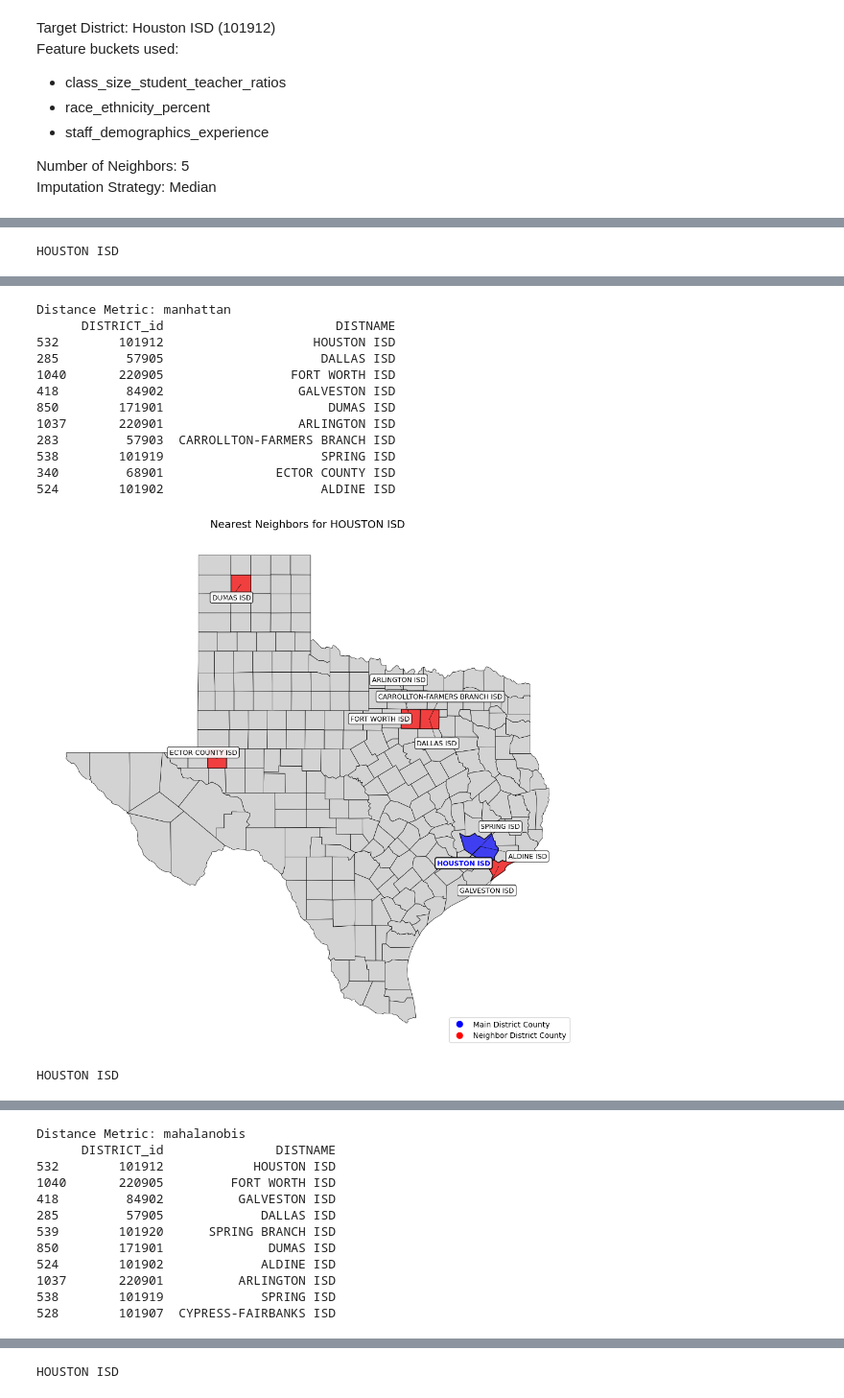
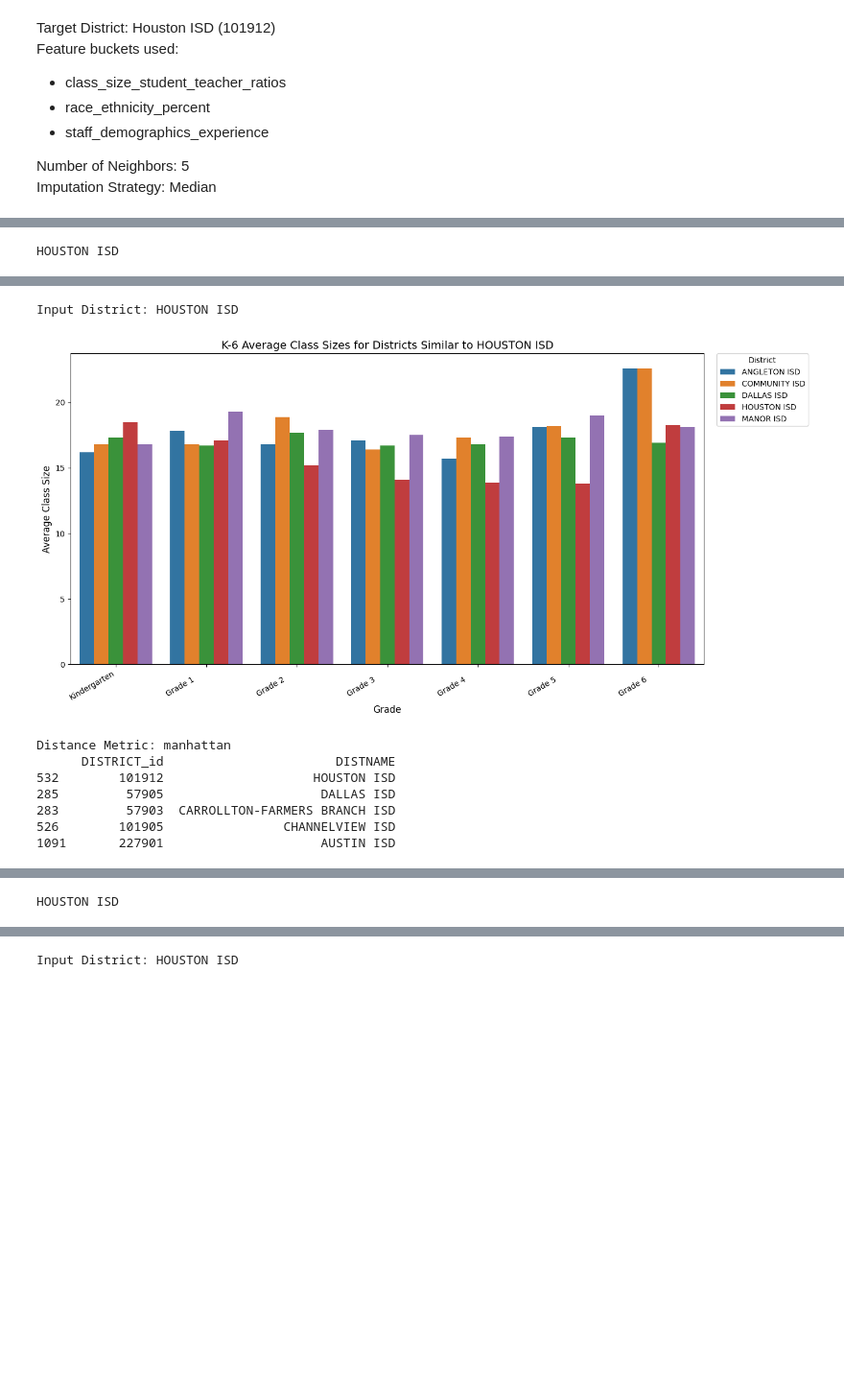
Before and after one commit to RiceD2KLab/HERC_Sp25, a Jupyter notebook: 4_Data_Modeling/4.2_KNN_Clustering/KNN_Implementation.ipynb, the cells around one changed output, grey strips where cells are left out. Shown at 96% size. Cells and saved outputs as stored; diff of their text form; code cells hidden in the pictures; blank space fills up the shorter version.

Commit message:
Added new diagnostic plot

```diff
--- a/4_Data_Modeling/4.2_KNN_Clustering/KNN_Implementation.ipynb
+++ b/4_Data_Modeling/4.2_KNN_Clustering/KNN_Implementation.ipynb
@@ -54,7 +58,14 @@ distprof = pd.read_csv(r"C:\Users\mmath\OneDrive\Desktop\Capstone\HERC_Sp25\0_Da
 df = df[df['Charter School (Y/N)'] == 'N']
 demographic_df = df[class_size_student_teacher_ratios + student_mobility + staff_demographics_experience + race_ethnicity_percent +
                     economic_special_needs_percent + language_education_percent + gender_distribution_percent + grade_level_percent +
-                    special_populations_percent + district_identifiers]
+                    special_populations_percent]
 
-plt.hist(calculate_missing_percentage(demographic_df) / 100)
-plt.title("Histogram of percentage of NA values in columns within demographic attributes")
+# Select only numeric columns
+numeric_cols = df.select_dtypes(include='number').columns
+
+# Replace negative values with NaN only in numeric columns
+df[numeric_cols] = df[numeric_cols].mask(df[numeric_cols] < 0, np.nan)
+
+
+#plt.hist(calculate_missing_percentage(demographic_df) / 100)
+#plt.title("Histogram of percentage of NA values in columns within demographic attributes")
@@ -79,13 +85,14 @@ Number of Neighbors: 5
 Imputation Strategy: Median
 # %%
 distance_metrics = ['euclidean', 'manhattan', 'mahalanobis', 'cosine', 'canberra']
-selected_features = race_ethnicity_percent + economic_special_needs_percent + grade_level_percent + special_populations_percent
+selected_features = race_ethnicity_percent + class_size_student_teacher_ratios
 
 for distance_metric in distance_metrics:
     print(f"Distance Metric: {distance_metric}")
-    knn_model = find_nearest_districts(df, 101912, selected_features, 10, distance_metric, "median")
+    knn_model = find_nearest_districts(df, 101912, selected_features, 5, distance_metric, "median")
     print(knn_model)
     plot_texas_districts(knn_model, df)
     plot_race_ethnicity_stacked_bar(knn_model, df)
+    plot_class_size_k6_bar(knn_model, df)
 # %% [output]
 Distance Metric: euclidean
@@ -106,14 +108,9 @@ HOUSTON ISD
-Distance Metric: manhattan
-      DISTRICT_id                       DISTNAME
-532        101912                    HOUSTON ISD
-285         57905                     DALLAS ISD
-1040       220905                 FORT WORTH ISD
-418         84902                  GALVESTON ISD
-850        171901                      DUMAS ISD
-1037       220901                  ARLINGTON ISD
-283         57903  CARROLLTON-FARMERS BRANCH ISD
-538        101919                     SPRING ISD
-340         68901               ECTOR COUNTY ISD
-524        101902                     ALDINE ISD
+Input District: HOUSTON ISD
-[figure, old version]
+[figure, new version]
-HOUSTON ISD
+Distance Metric: manhattan
+      DISTRICT_id                       DISTNAME
+532        101912                    HOUSTON ISD
+285         57905                     DALLAS ISD
+283         57903  CARROLLTON-FARMERS BRANCH ISD
+526        101905                CHANNELVIEW ISD
+1091       227901                     AUSTIN ISD
@@ -121,12 +118 @@ HOUSTON ISD
-Distance Metric: mahalanobis
-      DISTRICT_id               DISTNAME
-532        101912            HOUSTON ISD
-1040       220905         FORT WORTH ISD
-418         84902          GALVESTON ISD
-285         57905             DALLAS ISD
-539        101920      SPRING BRANCH ISD
-850        171901              DUMAS ISD
-524        101902             ALDINE ISD
-1037       220901          ARLINGTON ISD
-538        101919             SPRING ISD
-528        101907  CYPRESS-FAIRBANKS ISD
+HOUSTON ISD
@@ -134 +120 @@ Distance Metric: mahalanobis
-HOUSTON ISD
+Input District: HOUSTON ISD
```
Also changed, not shown: parts of 6 cells of this notebook, 1 other file.
